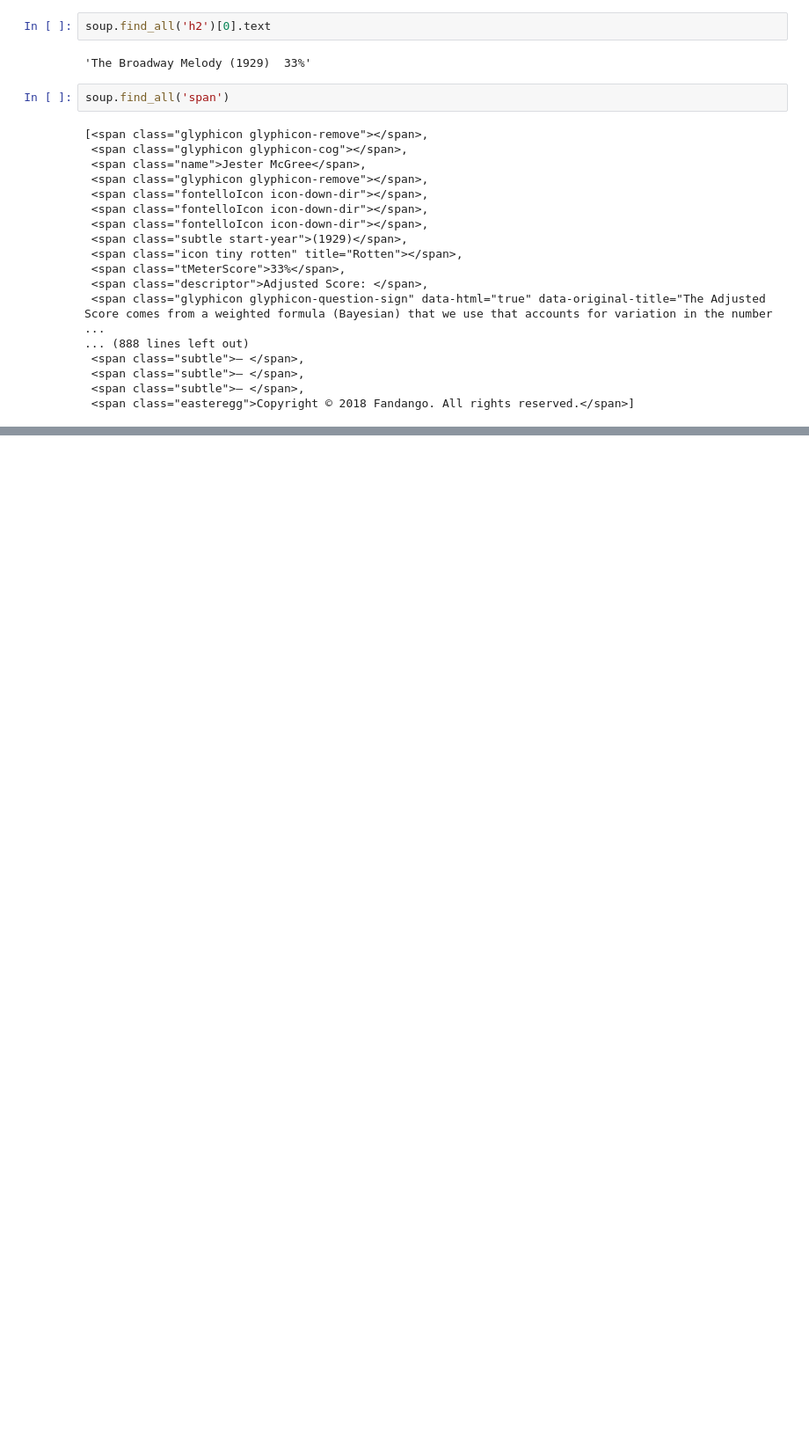
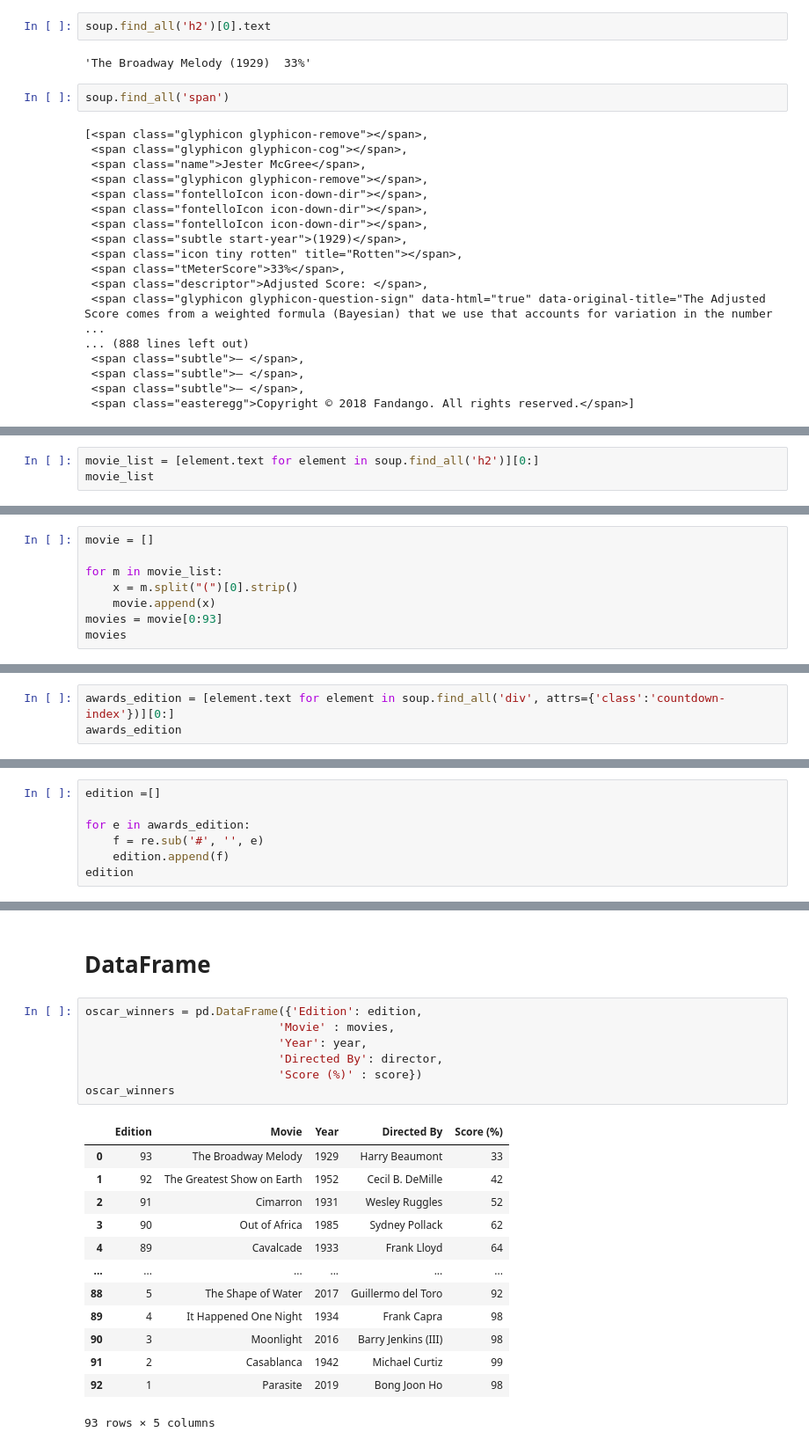
Before and after one commit to gisiqueira/webscraping_project, a Jupyter notebook: webscraping-project.ipynb, the cells around one changed output, grey strips where cells are left out. Shown at 88% size. Cells and saved outputs as stored; diff of their text form; blank space fills up the shorter version.

```diff
--- a/webscraping-project.ipynb
+++ b/webscraping-project.ipynb
@@ -69,0 +227,3 @@ soup.find_all('div', attrs={'class':'info director'})[0].text
+# %%
+movie_list = [element.text for element in soup.find_all('h2')][0:]
+movie_list
@@ -69,0 +248,8 @@ soup.find_all('div', attrs={'class':'info director'})[0].text
+# %%
+movie = []
+
+for m in movie_list:
+    x = m.split("(")[0].strip()
+    movie.append(x)
+movies = movie[0:93]
+movies
@@ -69,0 +276,3 @@ soup.find_all('div', attrs={'class':'info director'})[0].text
+# %%
+awards_edition = [element.text for element in soup.find_all('div', attrs={'class':'countdown-index'})][0:]
+awards_edition
@@ -69,0 +297,7 @@ soup.find_all('div', attrs={'class':'info director'})[0].text
+# %%
+edition =[]
+
+for e in awards_edition:
+    f = re.sub('#', '', e)
+    edition.append(f)
+edition
@@ -69,0 +322,23 @@ soup.find_all('div', attrs={'class':'info director'})[0].text
+# %% [markdown]
+# DataFrame
+# %%
+oscar_winners = pd.DataFrame({'Edition': edition,
+                            'Movie' : movies,
+                            'Year': year,
+                            'Directed By': director,
+                            'Score (%)' : score})
+oscar_winners
+# %% [output]
+|  | Edition | Movie | Year | Directed By | Score (%) |
+| 0 | 93 | The Broadway Melody | 1929 | Harry Beaumont | 33 |
+| 1 | 92 | The Greatest Show on Earth | 1952 | Cecil B. DeMille | 42 |
+| 2 | 91 | Cimarron | 1931 | Wesley Ruggles | 52 |
+| 3 | 90 | Out of Africa | 1985 | Sydney Pollack | 62 |
+| 4 | 89 | Cavalcade | 1933 | Frank Lloyd | 64 |
+| ... | ... | ... | ... | ... | ... |
+| 88 | 5 | The Shape of Water | 2017 | Guillermo del Toro | 92 |
+| 89 | 4 | It Happened One Night | 1934 | Frank Capra | 98 |
+| 90 | 3 | Moonlight | 2016 | Barry Jenkins (III) | 98 |
+| 91 | 2 | Casablanca | 1942 | Michael Curtiz | 99 |
+| 92 | 1 | Parasite | 2019 | Bong Joon Ho | 98 |
+93 rows × 5 columns
```
Also changed, not shown: parts of 30 cells of this notebook.
